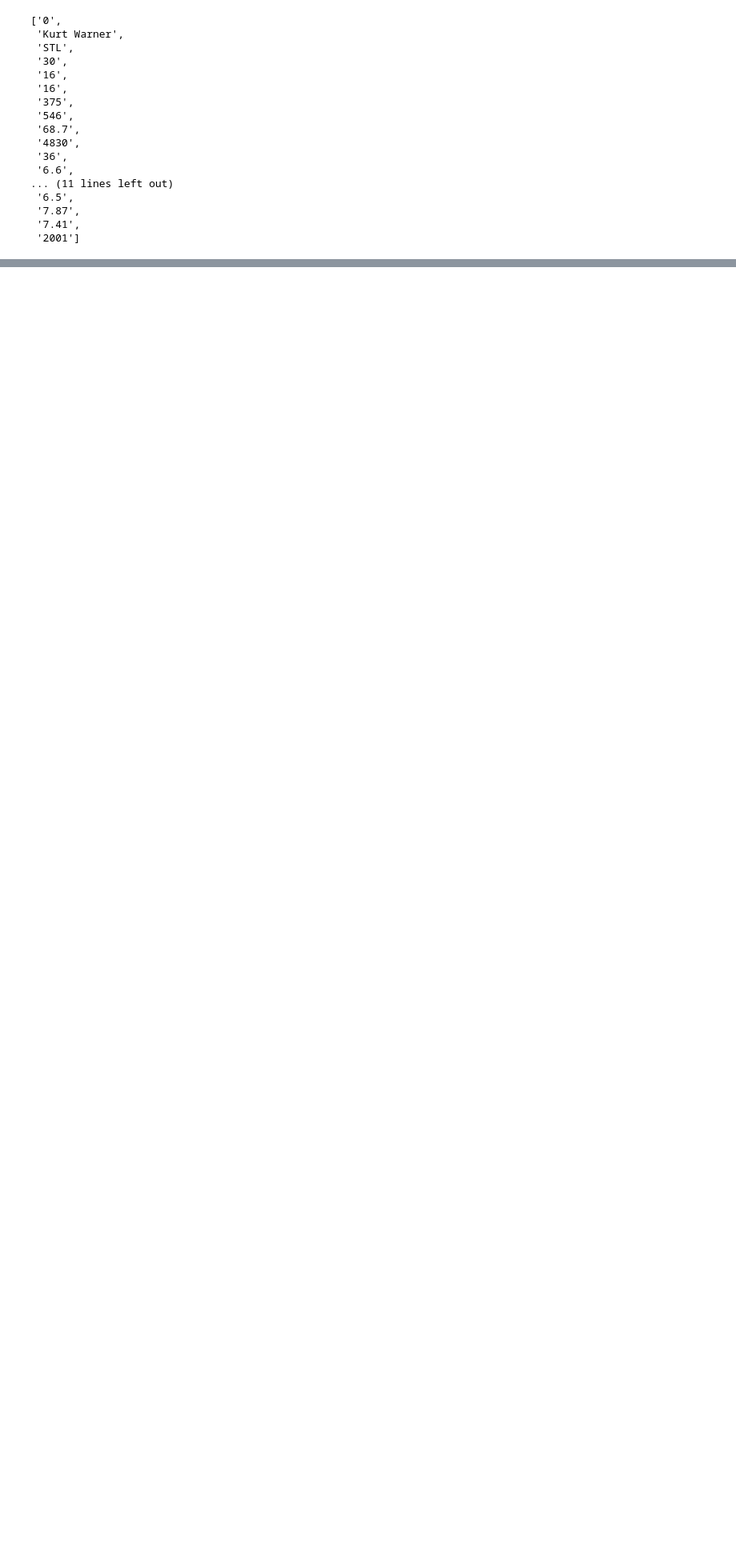
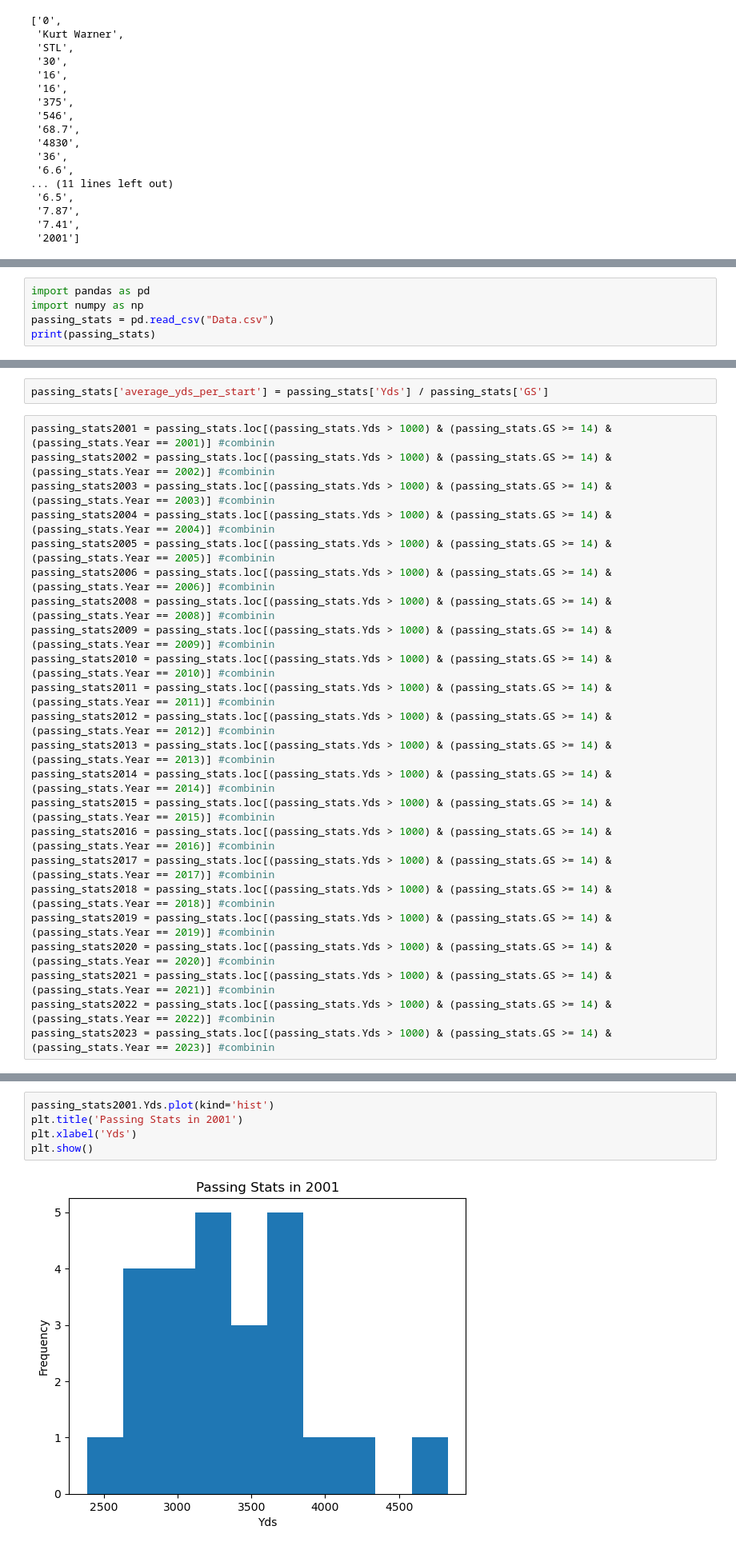
Before and after one commit to samweilert13/cs130-project-Sam, a Jupyter notebook: Analysis2.ipynb, the cells around one changed output, grey strips where cells are left out. Shown at 80% size. Saved outputs shown, nothing was run; the diff lists cells and outputs as text; blank space fills up the shorter version.

```diff
--- a/Analysis2.ipynb
+++ b/Analysis2.ipynb
@@ -50,0 +26,5 @@ for line in data[1:]:
+# %%
+import pandas as pd
+import numpy as np
+passing_stats = pd.read_csv("Data.csv")
+print(passing_stats)
@@ -50,0 +112,25 @@ for line in data[1:]:
+# %%
+passing_stats['average_yds_per_start'] = passing_stats['Yds'] / passing_stats['GS']
+# %%
+passing_stats2001 = passing_stats.loc[(passing_stats.Yds > 1000) & (passing_stats.GS >= 14) & (passing_stats.Year == 2001)] #combinin
+passing_stats2002 = passing_stats.loc[(passing_stats.Yds > 1000) & (passing_stats.GS >= 14) & (passing_stats.Year == 2002)] #combinin
+passing_stats2003 = passing_stats.loc[(passing_stats.Yds > 1000) & (passing_stats.GS >= 14) & (passing_stats.Year == 2003)] #combinin
+passing_stats2004 = passing_stats.loc[(passing_stats.Yds > 1000) & (passing_stats.GS >= 14) & (passing_stats.Year == 2004)] #combinin
+passing_stats2005 = passing_stats.loc[(passing_stats.Yds > 1000) & (passing_stats.GS >= 14) & (passing_stats.Year == 2005)] #combinin
+passing_stats2006 = passing_stats.loc[(passing_stats.Yds > 1000) & (passing_stats.GS >= 14) & (passing_stats.Year == 2006)] #combinin
+passing_stats2008 = passing_stats.loc[(passing_stats.Yds > 1000) & (passing_stats.GS >= 14) & (passing_stats.Year == 2008)] #combinin
+passing_stats2009 = passing_stats.loc[(passing_stats.Yds > 1000) & (passing_stats.GS >= 14) & (passing_stats.Year == 2009)] #combinin
+passing_stats2010 = passing_stats.loc[(passing_stats.Yds > 1000) & (passing_stats.GS >= 14) & (passing_stats.Year == 2010)] #combinin
+passing_stats2011 = passing_stats.loc[(passing_stats.Yds > 1000) & (passing_stats.GS >= 14) & (passing_stats.Year == 2011)] #combinin
+passing_stats2012 = passing_stats.loc[(passing_stats.Yds > 1000) & (passing_stats.GS >= 14) & (passing_stats.Year == 2012)] #combinin
+passing_stats2013 = passing_stats.loc[(passing_stats.Yds > 1000) & (passing_stats.GS >= 14) & (passing_stats.Year == 2013)] #combinin
+passing_stats2014 = passing_stats.loc[(passing_stats.Yds > 1000) & (passing_stats.GS >= 14) & (passing_stats.Year == 2014)] #combinin
+passing_stats2015 = passing_stats.loc[(passing_stats.Yds > 1000) & (passing_stats.GS >= 14) & (passing_stats.Year == 2015)] #combinin
+passing_stats2016 = passing_stats.loc[(passing_stats.Yds > 1000) & (passing_stats.GS >= 14) & (passing_stats.Year == 2016)] #combinin
+passing_stats2017 = passing_stats.loc[(passing_stats.Yds > 1000) & (passing_stats.GS >= 14) & (passing_stats.Year == 2017)] #combinin
+passing_stats2018 = passing_stats.loc[(passing_stats.Yds > 1000) & (passing_stats.GS >= 14) & (passing_stats.Year == 2018)] #combinin
+passing_stats2019 = passing_stats.loc[(passing_stats.Yds > 1000) & (passing_stats.GS >= 14) & (passing_stats.Year == 2019)] #combinin
+passing_stats2020 = passing_stats.loc[(passing_stats.Yds > 1000) & (passing_stats.GS >= 14) & (passing_stats.Year == 2020)] #combinin
+passing_stats2021 = passing_stats.loc[(passing_stats.Yds > 1000) & (passing_stats.GS >= 14) & (passing_stats.Year == 2021)] #combinin
+passing_stats2022 = passing_stats.loc[(passing_stats.Yds > 1000) & (passing_stats.GS >= 14) & (passing_stats.Year == 2022)] #combinin
+passing_stats2023 = passing_stats.loc[(passing_stats.Yds > 1000) & (passing_stats.GS >= 14) & (passing_stats.Year == 2023)] #combinin
@@ -50,0 +181,7 @@ for line in data[1:]:
+# %%
+passing_stats2001.Yds.plot(kind='hist')
+plt.title('Passing Stats in 2001')
+plt.xlabel('Yds')
+plt.show()
+# %% [output]
+[figure, added]
```
Also changed, not shown: parts of 28 cells of this notebook, 2 other files.
